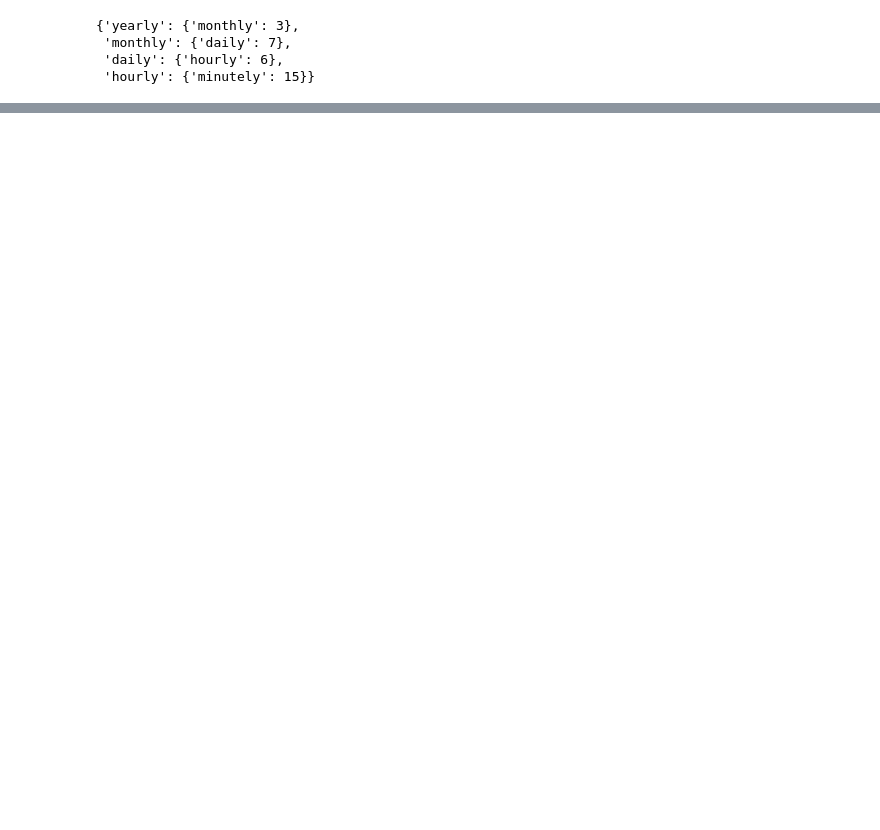
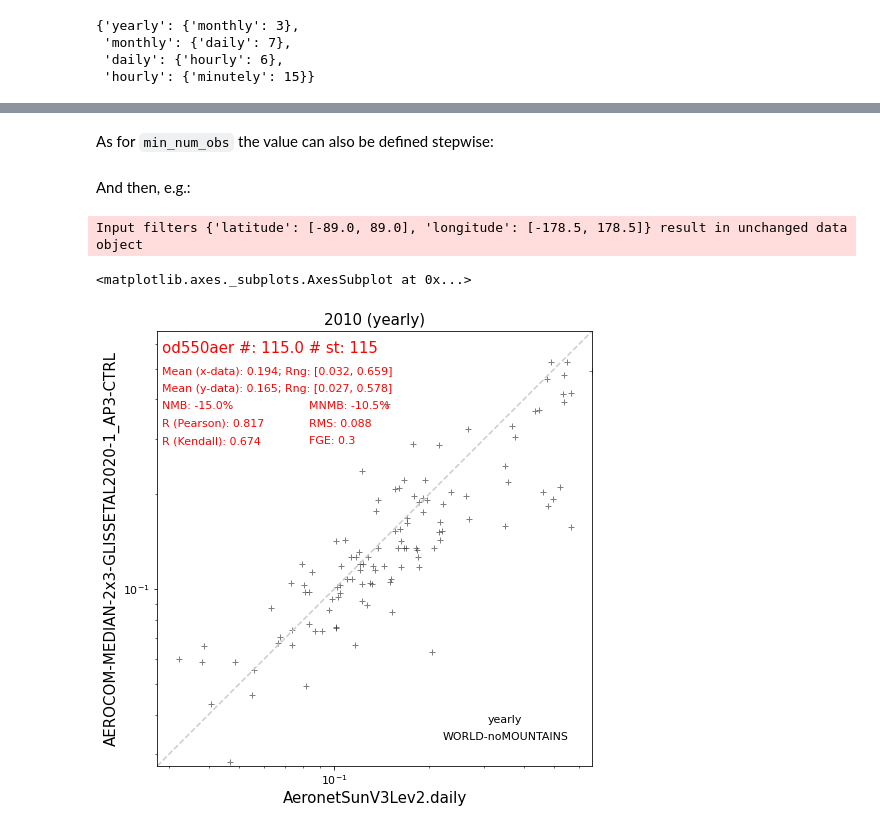
Before and after one commit to metno/pyaerocom-meetings, a Jupyter notebook: Feb2021_Workshop/setup_and_intro.ipynb, the cells around one changed output, grey strips where cells are left out. Drawn from its saved outputs; the diff is of its cells as text; code cells hidden in the pictures; blank space fills up the shorter version.

```diff
--- a/Feb2021_Workshop/setup_and_intro.ipynb
+++ b/Feb2021_Workshop/setup_and_intro.ipynb
@@ -241,0 +369,15 @@ pya.colocation.colocate_gridded_ungridded(modelaod, obsdata, start=2010, ts_type
+# %% [markdown]
+As for `min_num_obs` the value can also be defined stepwise:
+# %%
+MY_RESAMPLE_HOW =  {
+    'yearly': {'monthly': 'mean'},
+    'monthly': {'daily': 'median'}
+    }
+# %% [markdown]
+And then, e.g.:
+# %%
+pya.colocation.colocate_gridded_ungridded(modelaod, obsdata, ts_type='yearly', min_num_obs=MY_MIN_NUM_OBS, resample_how=MY_RESAMPLE_HOW).plot_scatter(loglog=True)
+# %% [output]
+Input filters {'latitude': [-89.0, 89.0], 'longitude': [-178.5, 178.5]} result in unchanged data object
+<matplotlib.axes._subplots.AxesSubplot at 0x...>
+[figure, added]
```
Also changed, not shown: parts of 77 cells of this notebook, 4 other files.
